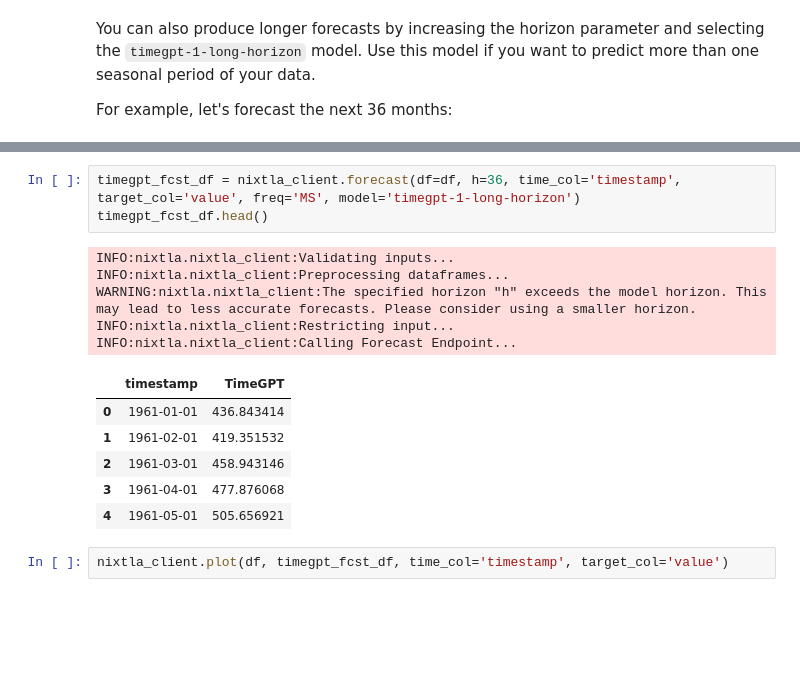
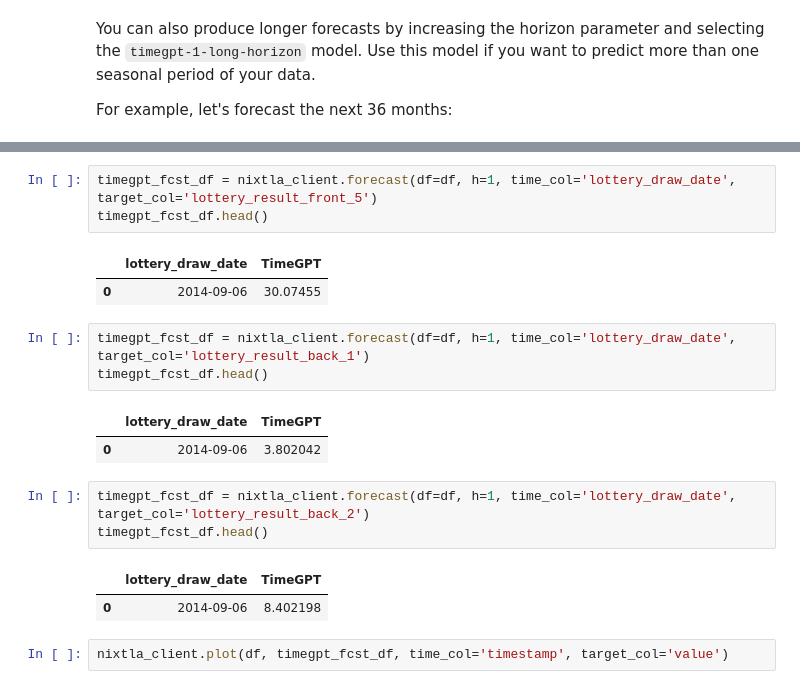
Before and after one commit to HelloJavaBin/BinKno, a Jupyter notebook: nbs/docs/getting-started/2_quickstart.ipynb, the cells around one changed output, grey strips where cells are left out. Drawn from its saved outputs; the diff is of its cells as text; blank space fills up the shorter version.

```diff
--- a/nbs/docs/getting-started/2_quickstart.ipynb
+++ b/nbs/docs/getting-started/2_quickstart.ipynb
@@ -133,18 +157,21 @@ For example, let's forecast the next 36 months:
+# %%
+timegpt_fcst_df = nixtla_client.forecast(df=df, h=1, time_col='lottery_draw_date', target_col='lottery_result_front_5')
+timegpt_fcst_df.head()
+# %% [output]
+|  | lottery_draw_date | TimeGPT |
+| 0 | 2014-09-06 | 30.07455 |
+# %%
+timegpt_fcst_df = nixtla_client.forecast(df=df, h=1, time_col='lottery_draw_date', target_col='lottery_result_back_1')
+timegpt_fcst_df.head()
+# %% [output]
+|  | lottery_draw_date | TimeGPT |
+| 0 | 2014-09-06 | 3.802042 |
 # %%
-timegpt_fcst_df = nixtla_client.forecast(df=df, h=36, time_col='timestamp', target_col='value', freq='MS', model='timegpt-1-long-horizon')
+timegpt_fcst_df = nixtla_client.forecast(df=df, h=1, time_col='lottery_draw_date', target_col='lottery_result_back_2')
 timegpt_fcst_df.head()
 # %% [output]
-INFO:nixtla.nixtla_client:Validating inputs...
-INFO:nixtla.nixtla_client:Preprocessing dataframes...
-WARNING:nixtla.nixtla_client:The specified horizon "h" exceeds the model horizon. This may lead to less accurate forecasts. Please consider using a smaller horizon.
-INFO:nixtla.nixtla_client:Restricting input...
-INFO:nixtla.nixtla_client:Calling Forecast Endpoint...
-|  | timestamp | TimeGPT |
-| 0 | 1961-01-01 | 436.843414 |
-| 1 | 1961-02-01 | 419.351532 |
-| 2 | 1961-03-01 | 458.943146 |
-| 3 | 1961-04-01 | 477.876068 |
-| 4 | 1961-05-01 | 505.656921 |
+|  | lottery_draw_date | TimeGPT |
+| 0 | 2014-09-06 | 8.402198 |
 # %%
 nixtla_client.plot(df, timegpt_fcst_df, time_col='timestamp', target_col='value')
 # %% [output]
```
Also changed, not shown: parts of 4 cells of this notebook.
